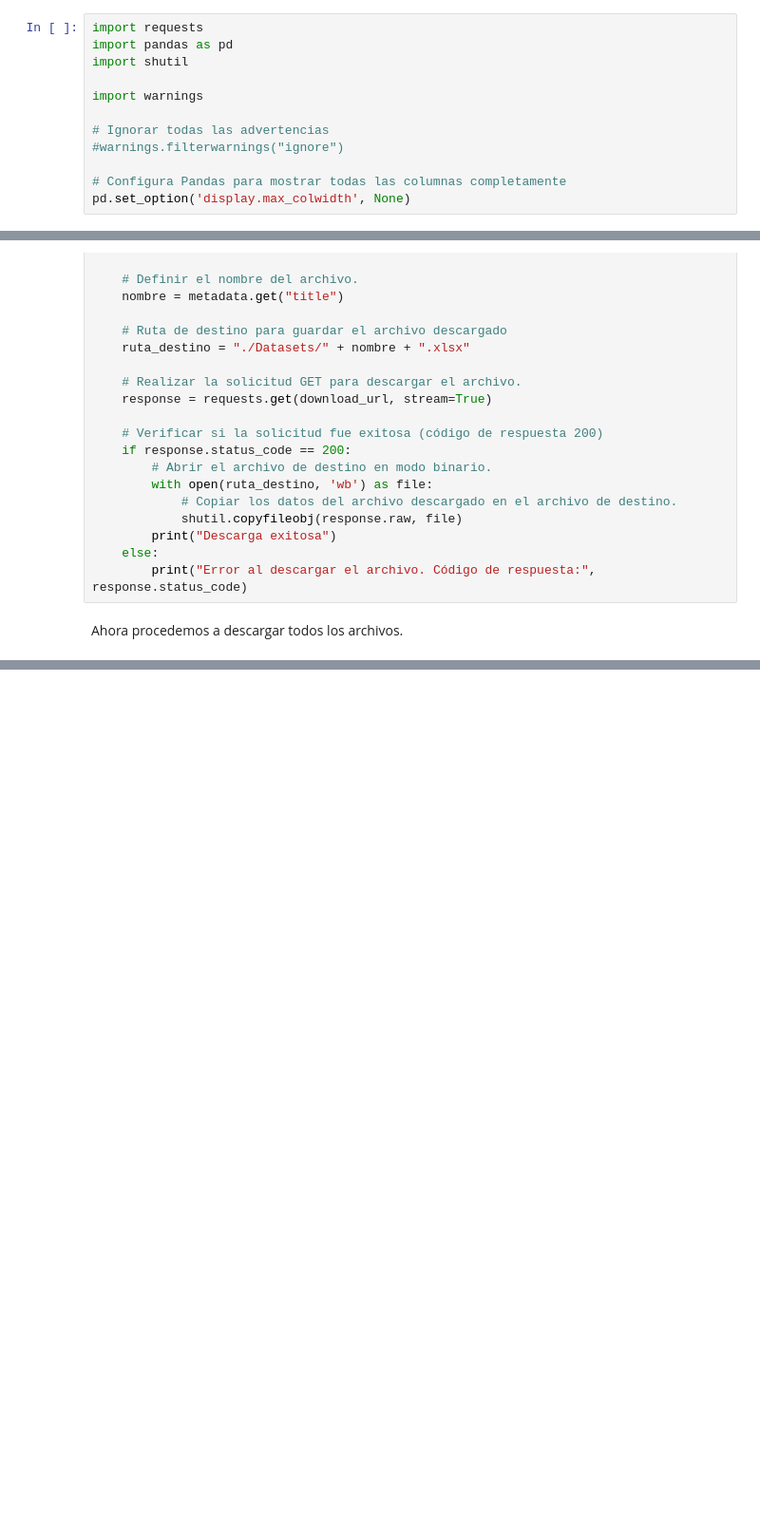
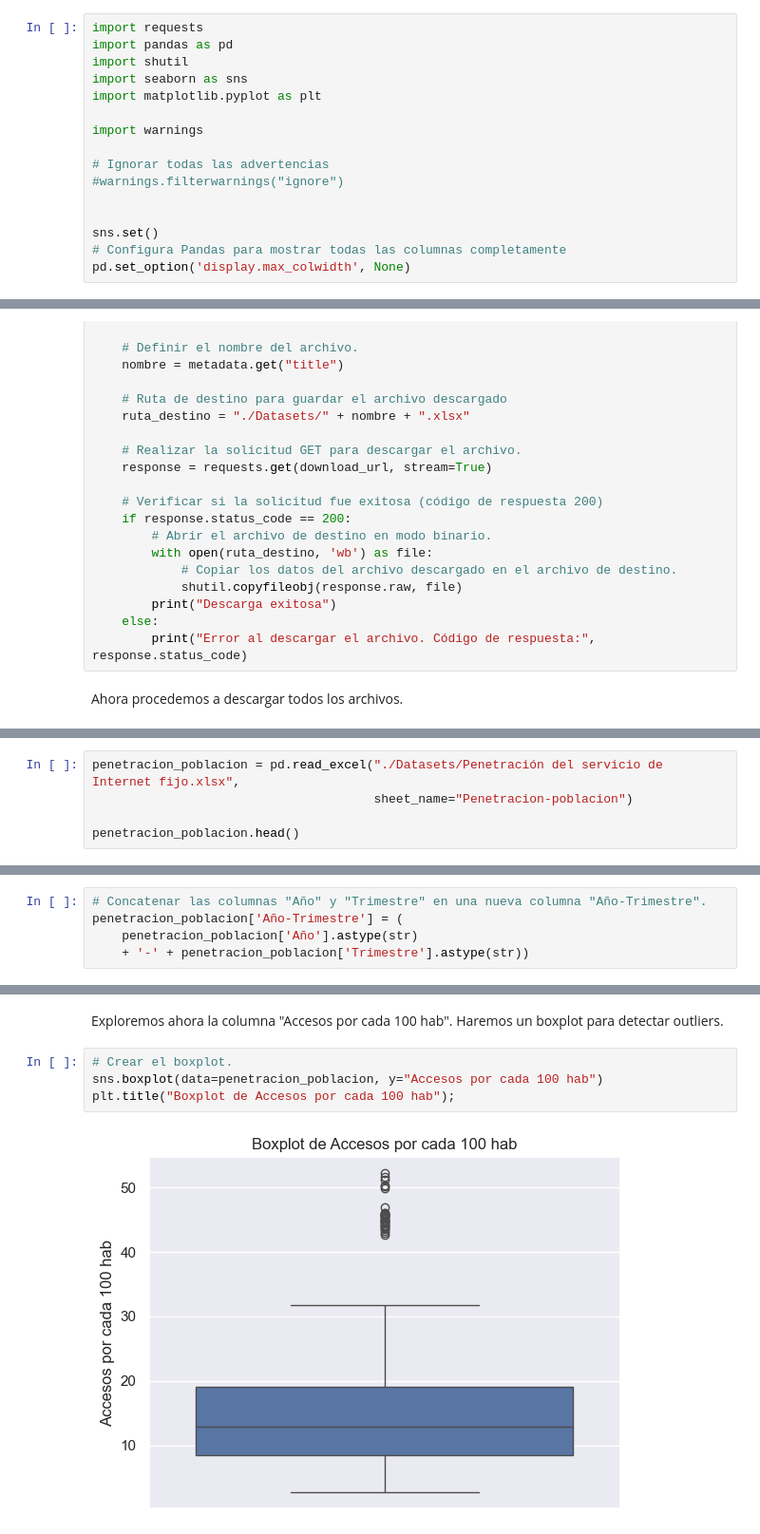
Before and after one commit to dsdrajlin/PI-DA-Telecomunicaciones, a Jupyter notebook: EDA.ipynb, the cells around one changed output, grey strips where cells are left out. Shown at 95% size. Drawn from its saved outputs; the diff is of its cells as text; blank space fills up the shorter version.

```diff
--- a/EDA.ipynb
+++ b/EDA.ipynb
@@ -4,12 +4,16 @@
 import requests
 import pandas as pd
 import shutil
+import seaborn as sns
+import matplotlib.pyplot as plt
 
 import warnings
 
 # Ignorar todas las advertencias
 #warnings.filterwarnings("ignore")
 
+
+sns.set()
 # Configura Pandas para mostrar todas las columnas completamente
 pd.set_option('display.max_colwidth', None)
 # %%
@@ -192,0 +244,5 @@ Ahora podemos empezar el EDA de estos datasets.
+# %%
+penetracion_poblacion = pd.read_excel("./Datasets/Penetración del servicio de Internet fijo.xlsx",
+                                      sheet_name="Penetracion-poblacion")
+
+penetracion_poblacion.head()
@@ -192,0 +284,5 @@ Ahora podemos empezar el EDA de estos datasets.
+# %%
+# Concatenar las columnas "Año" y "Trimestre" en una nueva columna "Año-Trimestre".
+penetracion_poblacion['Año-Trimestre'] = (
+    penetracion_poblacion['Año'].astype(str)
+    + '-' + penetracion_poblacion['Trimestre'].astype(str))
@@ -192,0 +339,8 @@ Ahora podemos empezar el EDA de estos datasets.
+# %% [markdown]
+Exploremos ahora la columna "Accesos por cada 100 hab". Haremos un boxplot para detectar outliers.
+# %%
+# Crear el boxplot.
+sns.boxplot(data=penetracion_poblacion, y="Accesos por cada 100 hab")
+plt.title("Boxplot de Accesos por cada 100 hab");
+# %% [output]
+[figure, added]
```
Also changed, not shown: parts of 25 cells of this notebook, 2 other files.
